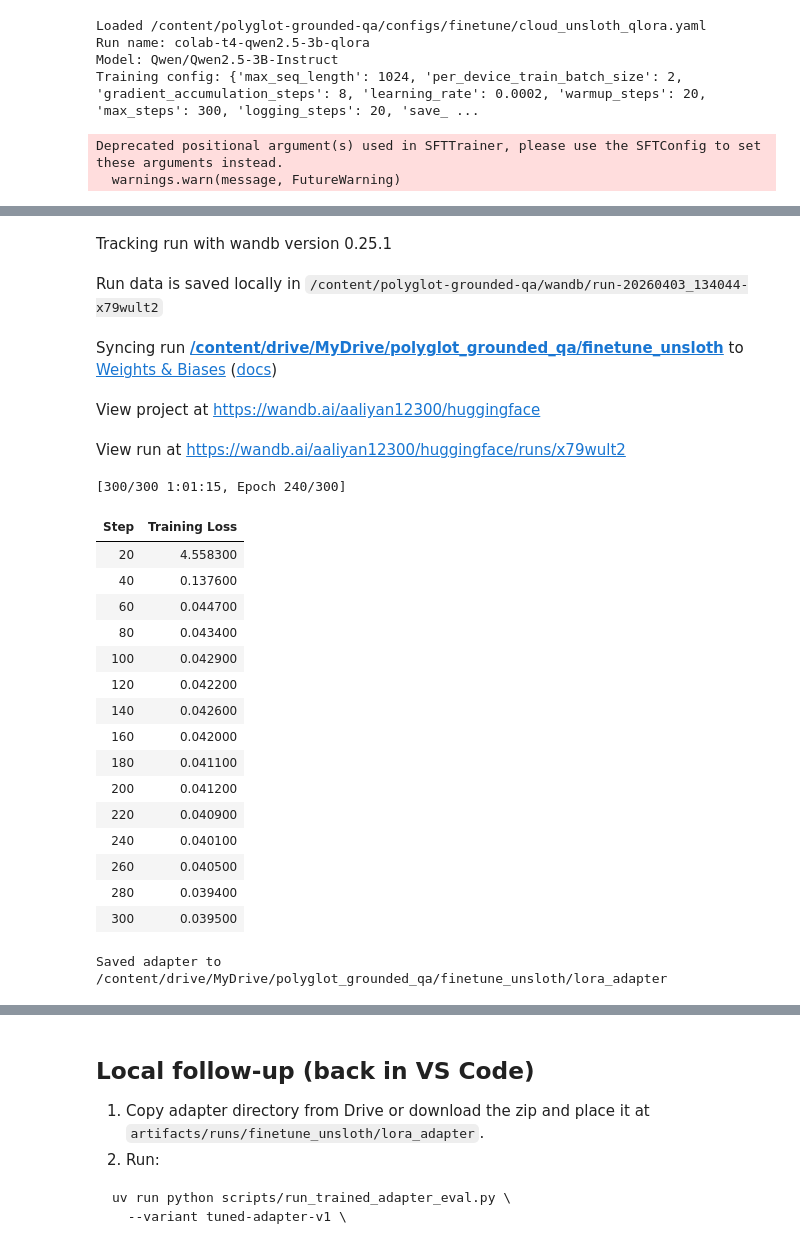
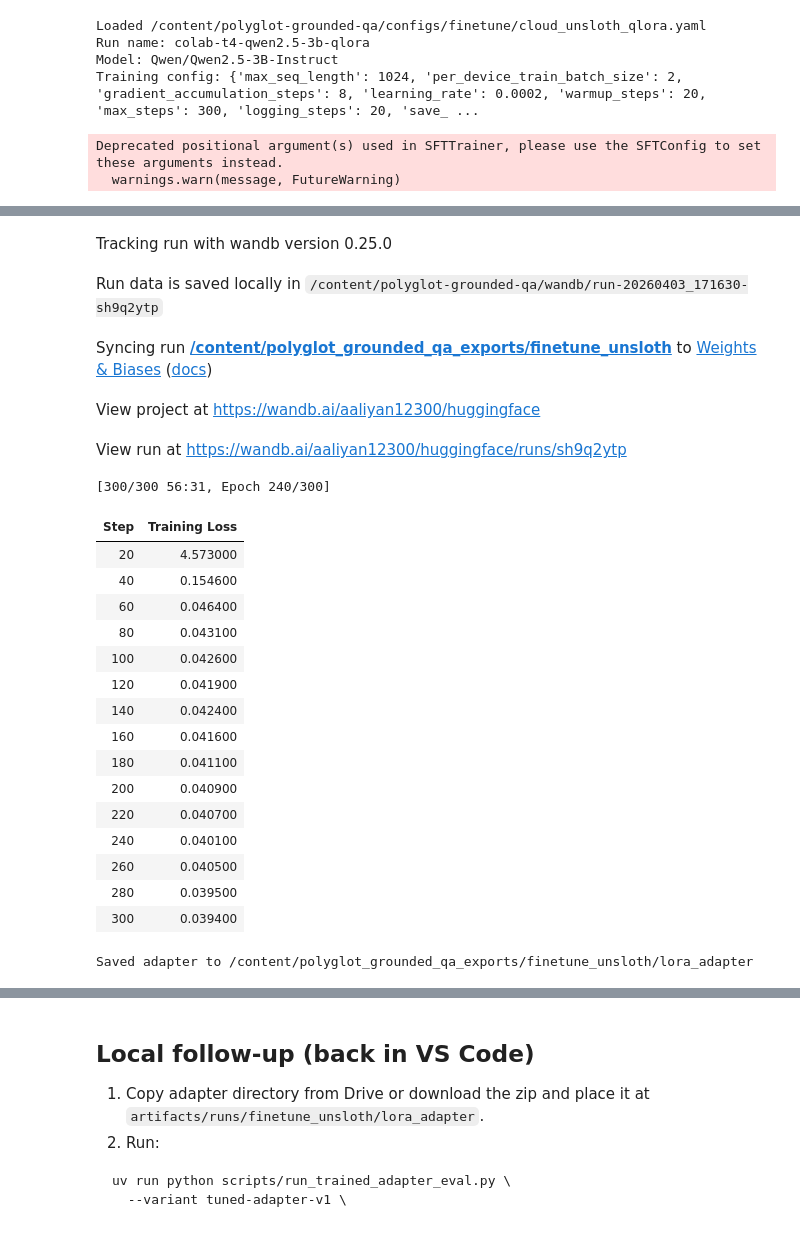
Before and after one commit to aaliyan1230/polyglot-grounded-qa, a Jupyter notebook: notebooks/85_colab_adapter_training.ipynb, the cells around one changed output, grey strips where cells are left out. Saved outputs shown, nothing was run; the diff lists cells and outputs as text; code cells hidden in the pictures.

Commit message:
feat: final run on tuned adapter

```diff
--- a/notebooks/85_colab_adapter_training.ipynb
+++ b/notebooks/85_colab_adapter_training.ipynb
@@ -488,6 +490,7 @@ Training config: {'max_seq_length': 1024, 'per_device_train_batch_size': 2, 'gra
 import os
 os.environ["TRANSFORMERS_NO_TORCHVISION"] = "1"
 os.environ["DISABLE_TRANSFORMERS_AV"] = "1"
+os.environ["WANDB_DISABLED"] = "true"
 
 import importlib
 from pathlib import Path
@@ -566,27 +569,30 @@ val_ds = load_dataset("json", data_files=str(val_file), split="train")
 eval_strategy = str(train_cfg.get("eval_strategy", "steps"))
 eval_steps = int(train_cfg.get("eval_steps", train_cfg.get("save_steps", 50)))
 
+sft_args = SFTConfig(
+    output_dir=str(OUTPUT_DIR),
+    max_seq_length=max_seq_length,
+    per_device_train_batch_size=int(train_cfg.get("per_device_train_batch_size", 2)),
+    gradient_accumulation_steps=int(train_cfg.get("gradient_accumulation_steps", 8)),
+    learning_rate=float(train_cfg.get("learning_rate", 2e-4)),
+    warmup_steps=int(train_cfg.get("warmup_steps", 20)),
+    max_steps=int(train_cfg.get("max_steps", 300)),
+    logging_steps=int(train_cfg.get("logging_steps", 20)),
+    save_steps=int(train_cfg.get("save_steps", 100)),
+    optim=str(train_cfg.get("optim", "adamw_8bit")),
+    seed=int(train_cfg.get("seed", 42)),
+    eval_strategy=eval_strategy,
+    eval_steps=eval_steps,
+    dataset_text_field="text",
+    report_to="none",
+)
+
 trainer = SFTTrainer(
     model=model,
     tokenizer=tokenizer,
     train_dataset=train_ds,
     eval_dataset=val_ds,
-    dataset_text_field="text",
-    args=SFTConfig(
-        output_dir=str(OUTPUT_DIR),
-        max_seq_length=max_seq_length,
-        per_device_train_batch_size=int(train_cfg.get("per_device_train_batch_size", 2)),
-        gradient_accumulation_steps=int(train_cfg.get("gradient_accumulation_steps", 8)),
-        learning_rate=float(train_cfg.get("learning_rate", 2e-4)),
-        warmup_steps=int(train_cfg.get("warmup_steps", 20)),
-        max_steps=int(train_cfg.get("max_steps", 300)),
-        logging_steps=int(train_cfg.get("logging_steps", 20)),
-        save_steps=int(train_cfg.get("save_steps", 100)),
-        optim=str(train_cfg.get("optim", "adamw_8bit")),
-        seed=int(train_cfg.get("seed", 42)),
-        eval_strategy=eval_strategy,
-        eval_steps=eval_steps,
-    ),
+    args=sft_args,
 )
 
 trainer.train()
@@ -603,26 +618,26 @@ wandb: [wandb.login()] Loaded credentials for https://api.wandb.ai from /root/.n
 wandb: Currently logged in as: aaliyan1230 (aaliyan12300) to https://api.wandb.ai. Use `wandb login --relogin` to force relogin
 [interactive output not drawn]
-Tracking run with wandb version 0.25.1
+Tracking run with wandb version 0.25.0
-Run data is saved locally in /content/polyglot-grounded-qa/wandb/run-20260403_134044-x79wult2
+Run data is saved locally in /content/polyglot-grounded-qa/wandb/run-20260403_171630-sh9q2ytp
-Syncing run /content/drive/MyDrive/polyglot_grounded_qa/finetune_unsloth to Weights & Biases (docs)
+Syncing run /content/polyglot_grounded_qa_exports/finetune_unsloth to Weights & Biases (docs)
 View project at https://wandb.ai/aaliyan12300/huggingface
-View run at https://wandb.ai/aaliyan12300/huggingface/runs/x79wult2
+View run at https://wandb.ai/aaliyan12300/huggingface/runs/sh9q2ytp
-[300/300 1:01:15, Epoch 240/300]
+[300/300 56:31, Epoch 240/300]
 | Step | Training Loss |
-| 20 | 4.558300 |
-| 40 | 0.137600 |
-| 60 | 0.044700 |
-| 80 | 0.043400 |
-| 100 | 0.042900 |
-| 120 | 0.042200 |
-| 140 | 0.042600 |
-| 160 | 0.042000 |
+| 20 | 4.573000 |
+| 40 | 0.154600 |
+| 60 | 0.046400 |
+| 80 | 0.043100 |
+| 100 | 0.042600 |
+| 120 | 0.041900 |
+| 140 | 0.042400 |
+| 160 | 0.041600 |
 | 180 | 0.041100 |
-| 200 | 0.041200 |
-| 220 | 0.040900 |
+| 200 | 0.040900 |
+| 220 | 0.040700 |
 | 240 | 0.040100 |
 | 260 | 0.040500 |
-| 280 | 0.039400 |
-| 300 | 0.039500 |
+| 280 | 0.039500 |
+| 300 | 0.039400 |
-Saved adapter to /content/drive/MyDrive/polyglot_grounded_qa/finetune_unsloth/lora_adapter
+Saved adapter to /content/polyglot_grounded_qa_exports/finetune_unsloth/lora_adapter
 # %%
```
Also changed, not shown: parts of 12 cells of this notebook, 1 other file.
